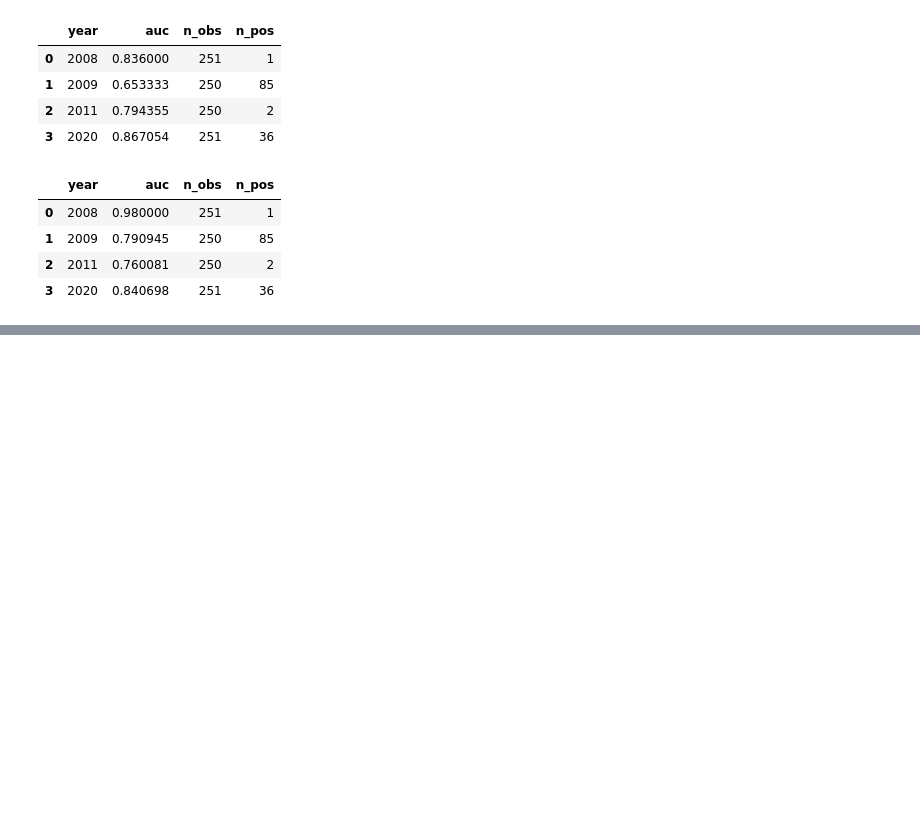
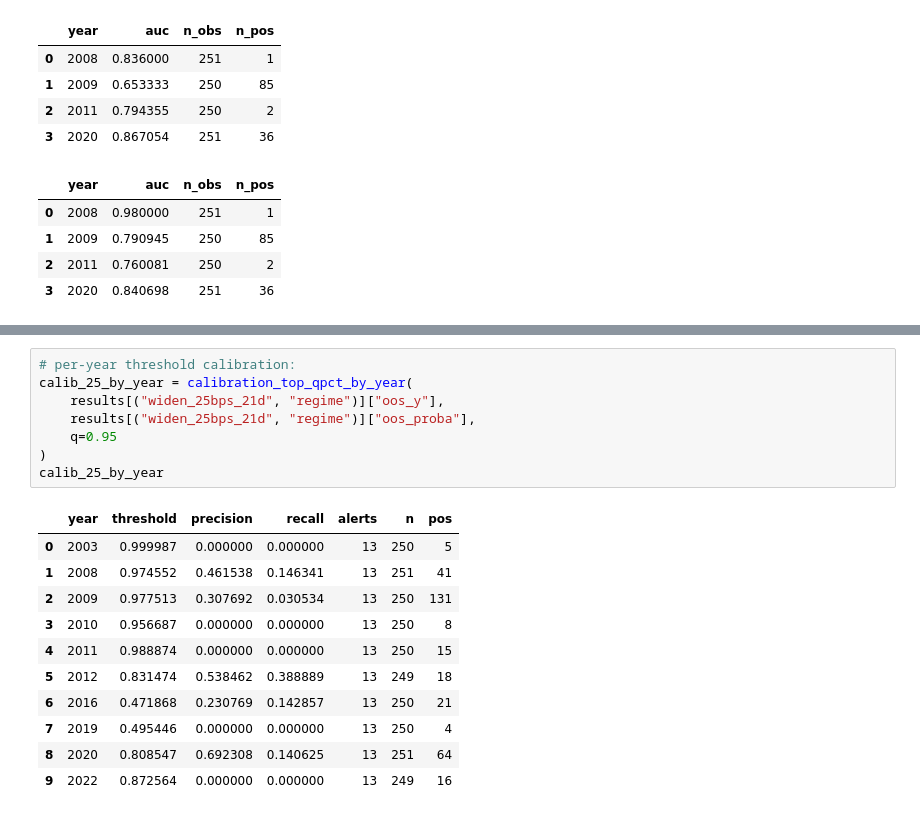
Before and after one commit to WickedoneC/credit_spread_regime, a Jupyter notebook: notebooks/01_eda_spread_regimes.ipynb, the cells around one changed output, grey strips where cells are left out. Drawn from its saved outputs; the diff is of its cells as text; blank space fills up the shorter version.

```diff
--- a/notebooks/01_eda_spread_regimes.ipynb
+++ b/notebooks/01_eda_spread_regimes.ipynb
@@ -1354,0 +1674,20 @@ display(details[("widen_50bps_21d", "regime")])
+# %%
+# per-year threshold calibration:
+calib_25_by_year = calibration_top_qpct_by_year(
+    results[("widen_25bps_21d", "regime")]["oos_y"],
+    results[("widen_25bps_21d", "regime")]["oos_proba"],
+    q=0.95
+)
+calib_25_by_year
+# %% [output]
+|  | year | threshold | precision | recall | alerts | n | pos |
+| 0 | 2003 | 0.999987 | 0.000000 | 0.000000 | 13 | 250 | 5 |
+| 1 | 2008 | 0.974552 | 0.461538 | 0.146341 | 13 | 251 | 41 |
+| 2 | 2009 | 0.977513 | 0.307692 | 0.030534 | 13 | 250 | 131 |
+| 3 | 2010 | 0.956687 | 0.000000 | 0.000000 | 13 | 250 | 8 |
+| 4 | 2011 | 0.988874 | 0.000000 | 0.000000 | 13 | 250 | 15 |
+| 5 | 2012 | 0.831474 | 0.538462 | 0.388889 | 13 | 249 | 18 |
+| 6 | 2016 | 0.471868 | 0.230769 | 0.142857 | 13 | 250 | 21 |
+| 7 | 2019 | 0.495446 | 0.000000 | 0.000000 | 13 | 250 | 4 |
+| 8 | 2020 | 0.808547 | 0.692308 | 0.140625 | 13 | 251 | 64 |
+| 9 | 2022 | 0.872564 | 0.000000 | 0.000000 | 13 | 249 | 16 |
```
Also changed, not shown: parts of 12 cells of this notebook.
